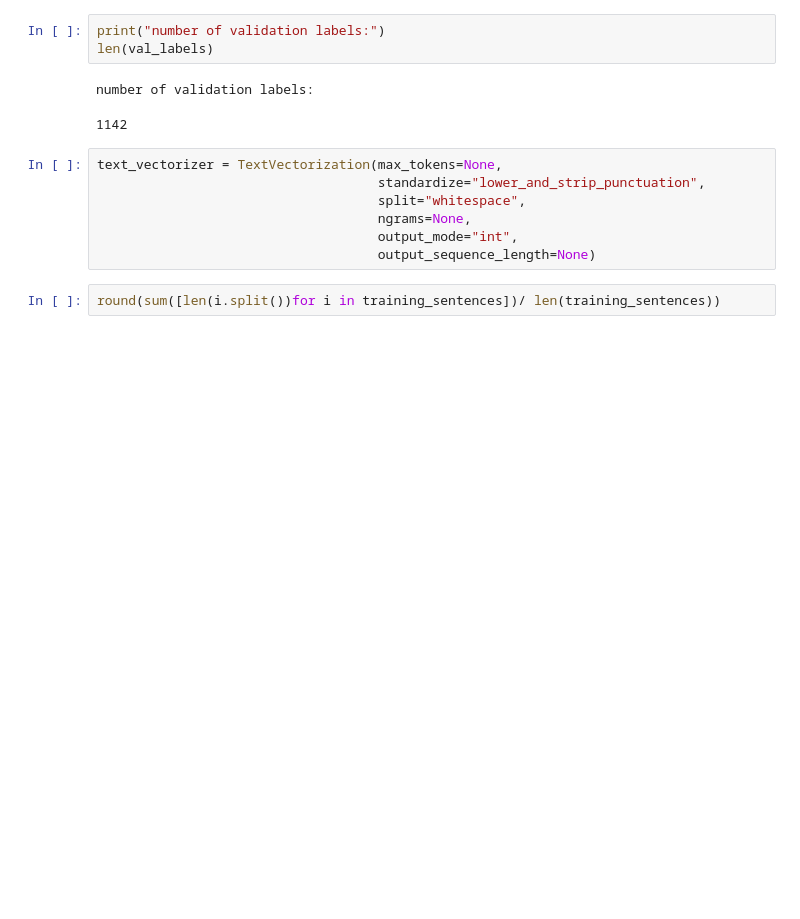
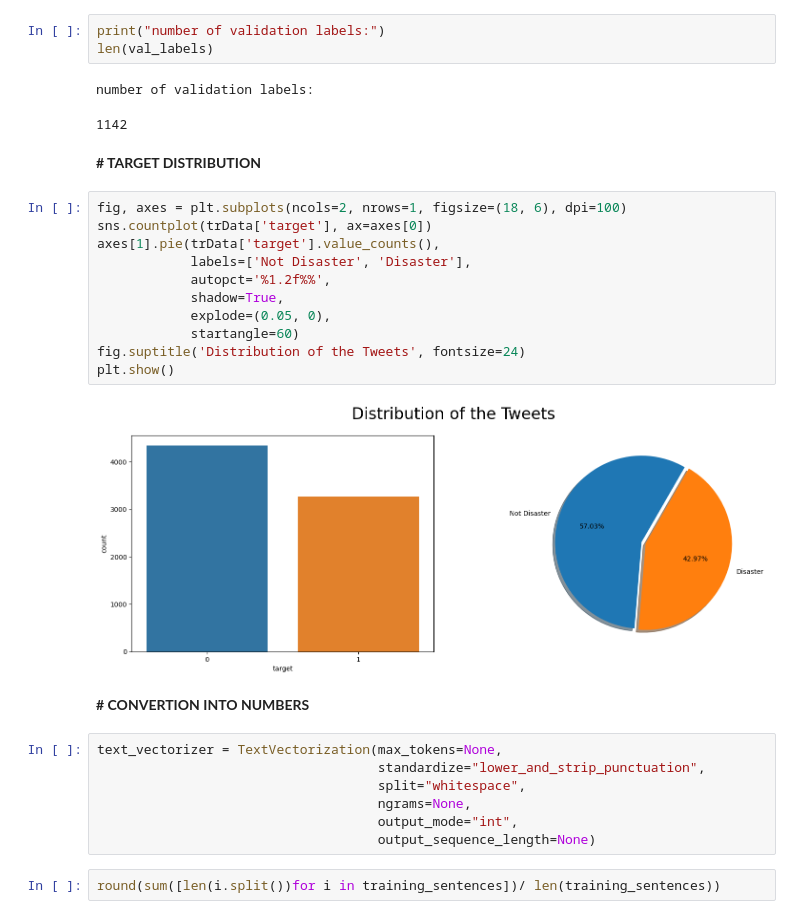
Before and after one commit to Jaiquisic23/Artificial-Neural-Networks, a Jupyter notebook: classification model and predictions.ipynb, the cells around one changed output. Cells and saved outputs as stored; diff of their text form; blank space fills up the shorter version.

```diff
--- a/classification model and predictions.ipynb
+++ b/classification model and predictions.ipynb
@@ -77,6 +98,23 @@ len(val_labels)
 # %% [output]
 number of validation labels:
 1142
+# %% [markdown]
+**# TARGET DISTRIBUTION**
+# %%
+fig, axes = plt.subplots(ncols=2, nrows=1, figsize=(18, 6), dpi=100)
+sns.countplot(trData['target'], ax=axes[0])
+axes[1].pie(trData['target'].value_counts(),
+            labels=['Not Disaster', 'Disaster'],
+            autopct='%1.2f%%',
+            shadow=True,
+            explode=(0.05, 0),
+            startangle=60)
+fig.suptitle('Distribution of the Tweets', fontsize=24)
+plt.show()
+# %% [output]
+[figure, added]
+# %% [markdown]
+**# CONVERTION INTO NUMBERS**
 # %%
 text_vectorizer = TextVectorization(max_tokens=None,
                                     standardize="lower_and_strip_punctuation",
```
Also changed, not shown: parts of 19 cells of this notebook.
